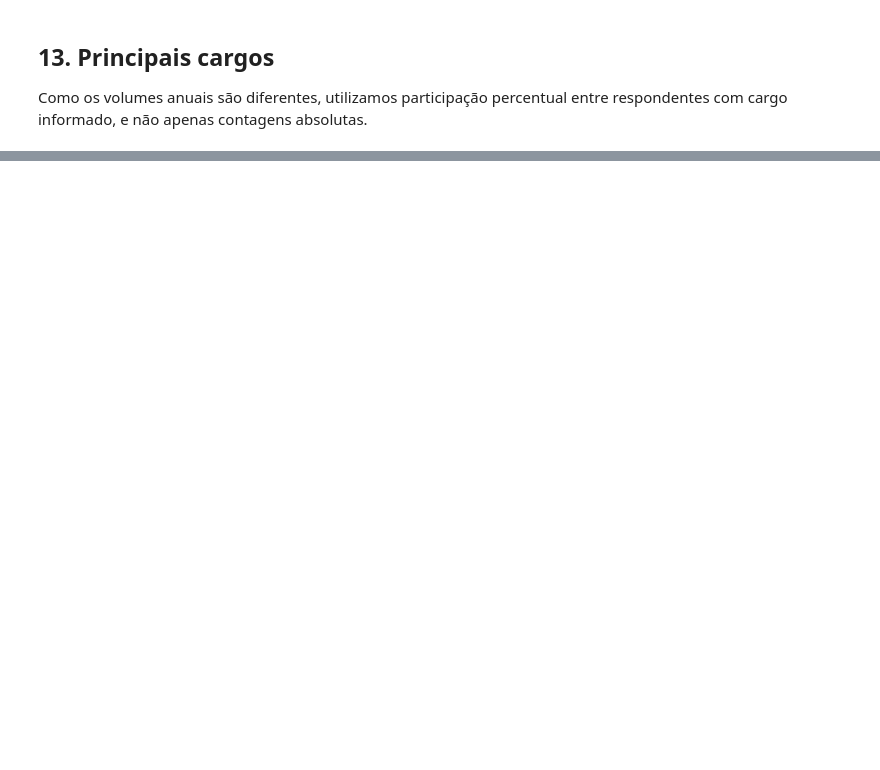
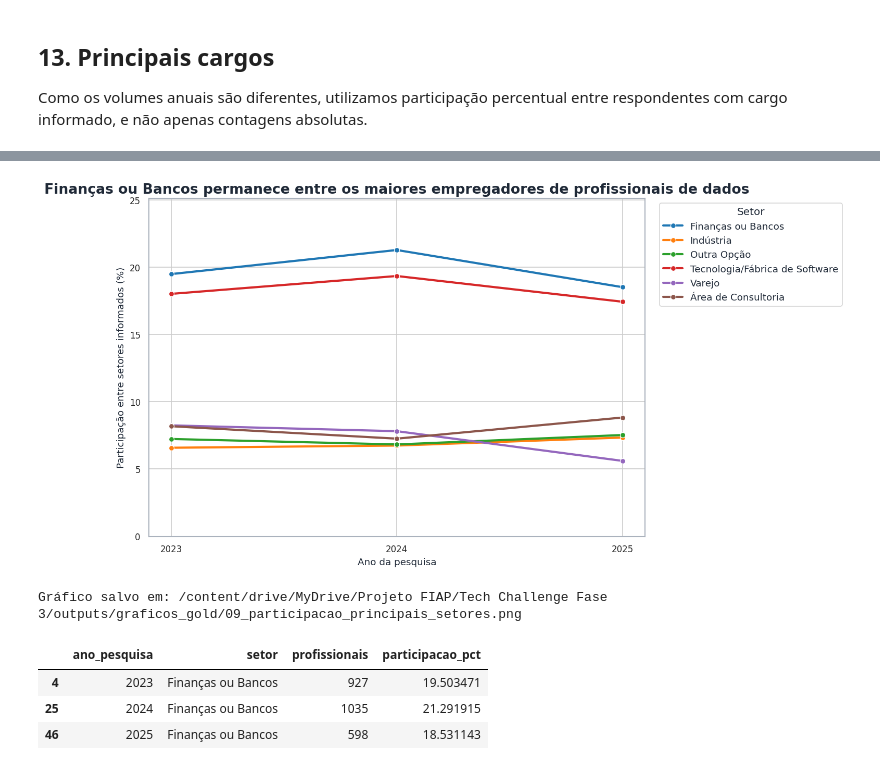
Before and after one commit to bsc1990/fiap_case_state_of_data, a Jupyter notebook: fiap-state-of-data/notebooks/04_analise_gold.ipynb, the cells around one changed output, grey strips where cells are left out. Saved outputs shown, nothing was run; the diff lists cells and outputs as text; code cells hidden in the pictures; blank space fills up the shorter version.

```diff
--- a/fiap-state-of-data/notebooks/04_analise_gold.ipynb
+++ b/fiap-state-of-data/notebooks/04_analise_gold.ipynb
@@ -814,0 +841,44 @@ A diferença salarial agregada entre homens e mulheres permanece relevante, mas
+# %%
+# Calcula a participação anual dos setores sobre respostas com setor informado
+participacao_setores = (
+    df_mercado.dropna(subset=["setor"])
+    .groupby(["ano_pesquisa", "setor"])
+    .size()
+    .rename("profissionais")
+    .reset_index()
+)
+participacao_setores["participacao_pct"] = (
+    100 * participacao_setores["profissionais"] /
+    participacao_setores.groupby("ano_pesquisa")["profissionais"].transform("sum")
+)
+
+top_setores = (
+    participacao_setores.groupby("setor")["profissionais"]
+    .sum().nlargest(6).index
+)
+setores_plot = participacao_setores[participacao_setores["setor"].isin(top_setores)].copy()
+
+plt.figure(figsize=(12, 6.5))
+sns.lineplot(
+    data=setores_plot, x="ano_pesquisa", y="participacao_pct", hue="setor",
+    marker="o", linewidth=2.5, palette="tab10"
+)
+plt.title("Finanças ou Bancos permanece entre os maiores empregadores de profissionais de dados")
+plt.xlabel("Ano da pesquisa")
+plt.ylabel("Participação entre setores informados (%)")
+plt.xticks([2023, 2024, 2025])
+plt.legend(title="Setor", bbox_to_anchor=(1.02, 1), loc="upper left")
+plt.ylim(0, max(setores_plot["participacao_pct"]) * 1.18)
+salvar_grafico("09_participacao_principais_setores.png")
+
+display(
+    participacao_setores[participacao_setores["setor"].eq(SETOR_FINANCEIRO)]
+    .sort_values("ano_pesquisa")
+)
+# %% [output]
+[figure, added]
+Gráfico salvo em: /content/drive/MyDrive/Projeto FIAP/Tech Challenge Fase 3/outputs/graficos_gold/09_participacao_principais_setores.png
+|  | ano_pesquisa | setor | profissionais | participacao_pct |
+| 4 | 2023 | Finanças ou Bancos | 927 | 19.503471 |
+| 25 | 2024 | Finanças ou Bancos | 1035 | 21.291915 |
+| 46 | 2025 | Finanças ou Bancos | 598 | 18.531143 |
```
Also changed, not shown: parts of 32 cells of this notebook, 8 other files.
